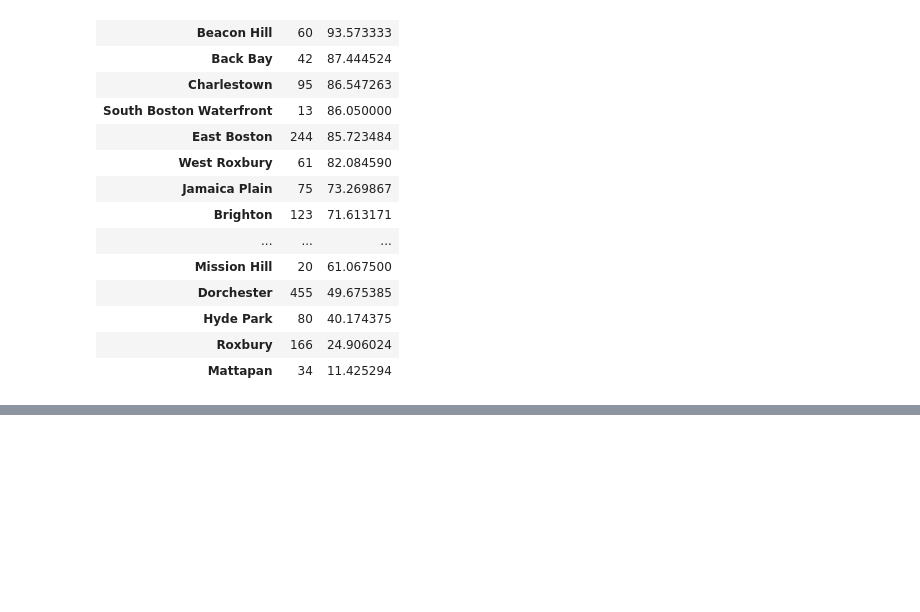
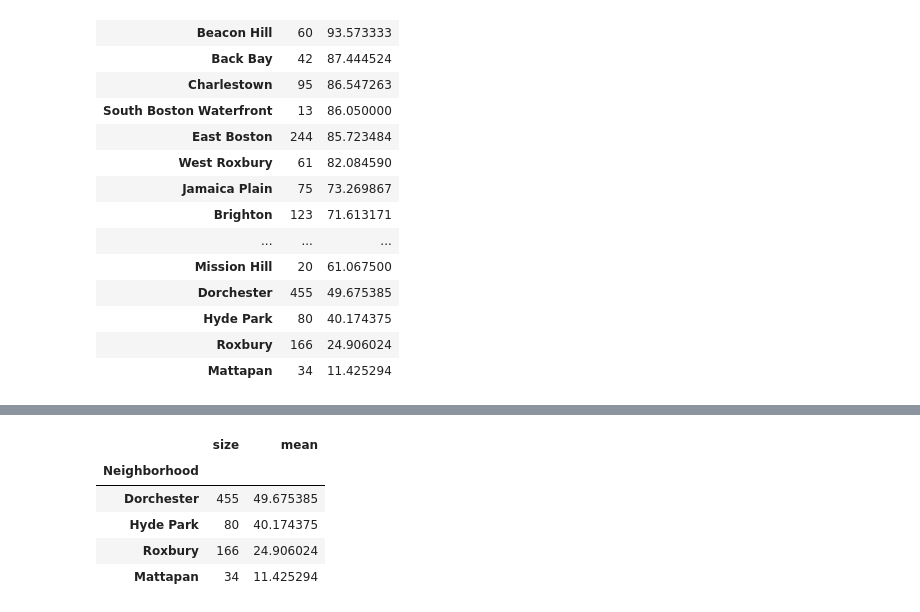
Before and after one commit to BU-Spark/CS506-Fall2020-Projects, a Jupyter notebook: bay_state_banner/deliverable_1/zba_analysis.ipynb, the cells around one changed output, grey strips where cells are left out. Cells and saved outputs as stored; diff of their text form; code cells hidden in the pictures; blank space fills up the shorter version.

```diff
--- a/bay_state_banner/deliverable_1/zba_analysis.ipynb
+++ b/bay_state_banner/deliverable_1/zba_analysis.ipynb
@@ -330,0 +331,13 @@ plt.show()
+# %%
+grouped_neighs_maj_white = grouped_neighs_stats[grouped_neighs_stats['mean'] >= 50.0]
+grouped_neighs_maj_nonwhite = grouped_neighs_stats[grouped_neighs_stats['mean'] < 50.0]
+grouped_neighs_maj_white_approved = grouped_neighs_approved_size[grouped_neighs_stats['mean'] >= 50.0]
+grouped_neighs_maj_nonwhite_approved = grouped_neighs_approved_size[grouped_neighs_stats['mean'] < 50.0]
+grouped_neighs_maj_nonwhite
+# %% [output]
+|  | size | mean |
+| Neighborhood |  |  |
+| Dorchester | 455 | 49.675385 |
+| Hyde Park | 80 | 40.174375 |
+| Roxbury | 166 | 24.906024 |
+| Mattapan | 34 | 11.425294 |
```
Also changed, not shown: parts of 2 cells of this notebook.
